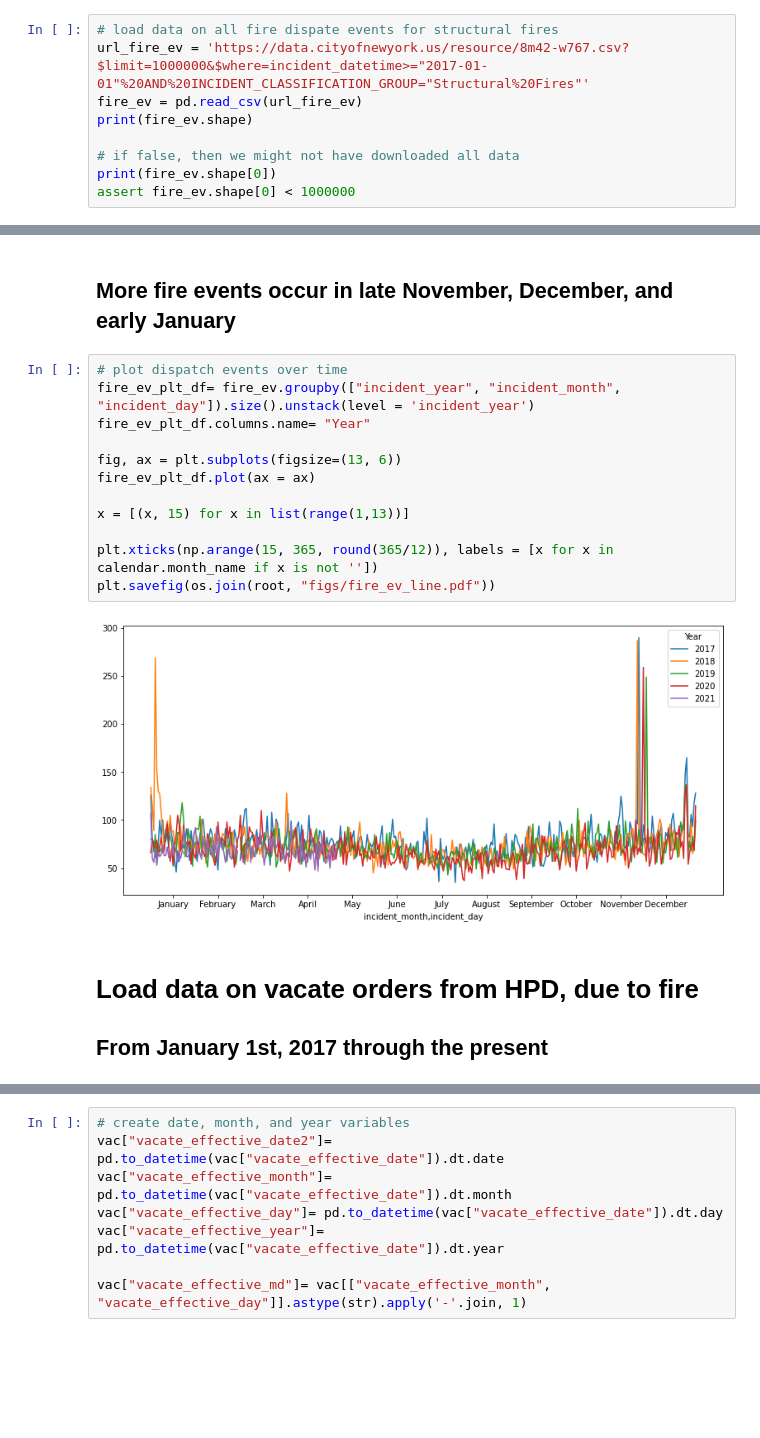
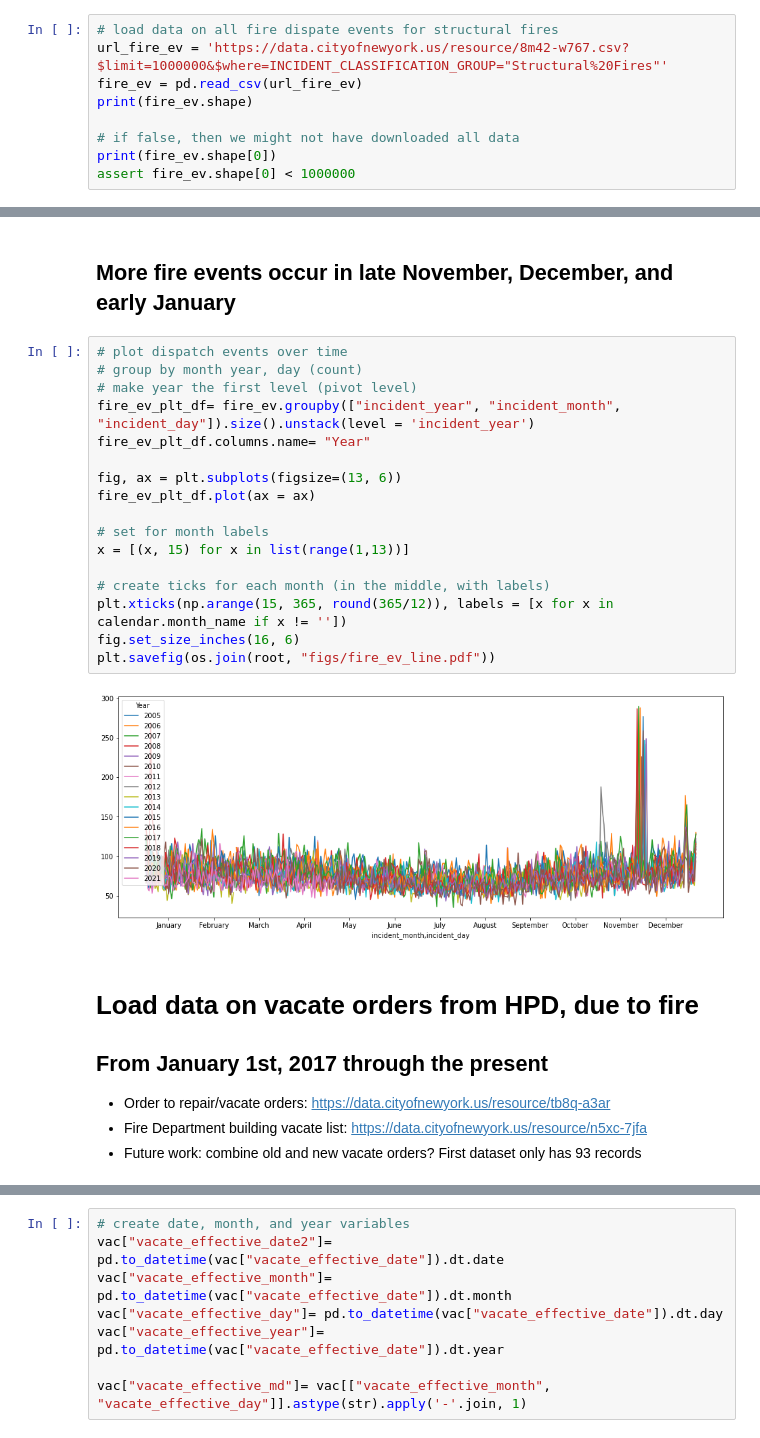
Before and after one commit to jennahgosciak/nyc_fire_risk, a Jupyter notebook: 00_data_processing.ipynb, the cells around one changed output, grey strips where cells are left out. Saved outputs shown, nothing was run; the diff lists cells and outputs as text; blank space fills up the shorter version.

```diff
--- a/00_data_processing.ipynb
+++ b/00_data_processing.ipynb
@@ -38,7 +39,7 @@ I propose a predictive model that calculates the risk of a __catastrophic__ fire
 * Only structural fires are included
 # %%
 # load data on all fire dispate events for structural fires
-url_fire_ev = 'https://data.cityofnewyork.us/resource/8m42-w767.csv?$limit=1000000&$where=incident_datetime>="2017-01-01"%20AND%20INCIDENT_CLASSIFICATION_GROUP="Structural%20Fires"'
+url_fire_ev = 'https://data.cityofnewyork.us/resource/8m42-w767.csv?$limit=1000000&$where=INCIDENT_CLASSIFICATION_GROUP="Structural%20Fires"'
 fire_ev = pd.read_csv(url_fire_ev)
 print(fire_ev.shape)
 
@@ -60,18 +93,27 @@ fire_ev["incident_md"]= fire_ev[["incident_month", "incident_day"]].astype(str).
 ## More fire events occur in late November, December, and early January
 # %%
 # plot dispatch events over time
+# group by month year, day (count)
+# make year the first level (pivot level)
 fire_ev_plt_df= fire_ev.groupby(["incident_year", "incident_month", "incident_day"]).size().unstack(level = 'incident_year')
 fire_ev_plt_df.columns.name= "Year"
 
 fig, ax = plt.subplots(figsize=(13, 6))
 fire_ev_plt_df.plot(ax = ax)
 
+# set for month labels
 x = [(x, 15) for x in list(range(1,13))]
 
-plt.xticks(np.arange(15, 365, round(365/12)), labels = [x for x in calendar.month_name if x is not ''])
+# create ticks for each month (in the middle, with labels)
+plt.xticks(np.arange(15, 365, round(365/12)), labels = [x for x in calendar.month_name if x != ''])
+fig.set_size_inches(16, 6)
 plt.savefig(os.join(root, "figs/fire_ev_line.pdf"))
 # %% [output]
-[figure, old version]
+[figure, new version]
 # %% [markdown]
 # Load data on vacate orders from HPD, due to fire
 ## From January 1st, 2017 through the present
+
+* Order to repair/vacate orders: https://data.cityofnewyork.us/resource/tb8q-a3ar
+* Fire Department building vacate list: https://data.cityofnewyork.us/resource/n5xc-7jfa
+* Future work: combine old and new vacate orders? First dataset only has 93 records
```
Also changed, not shown: parts of 41 cells of this notebook, 1 other file.
